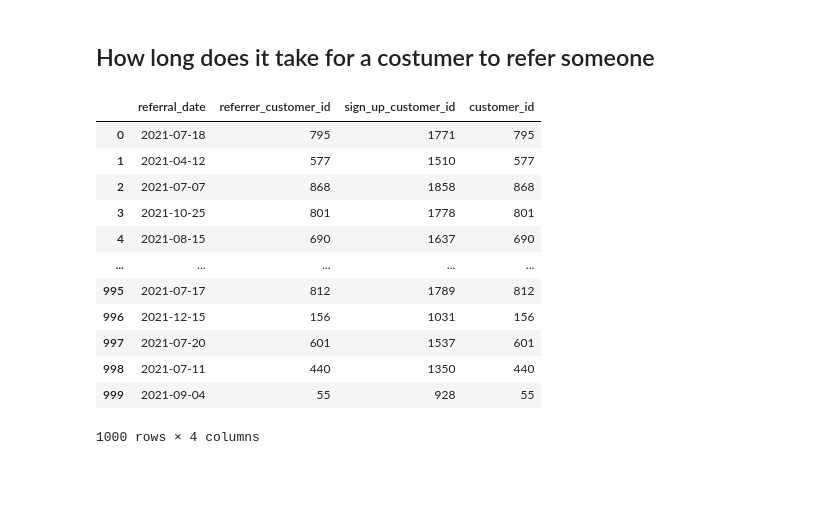
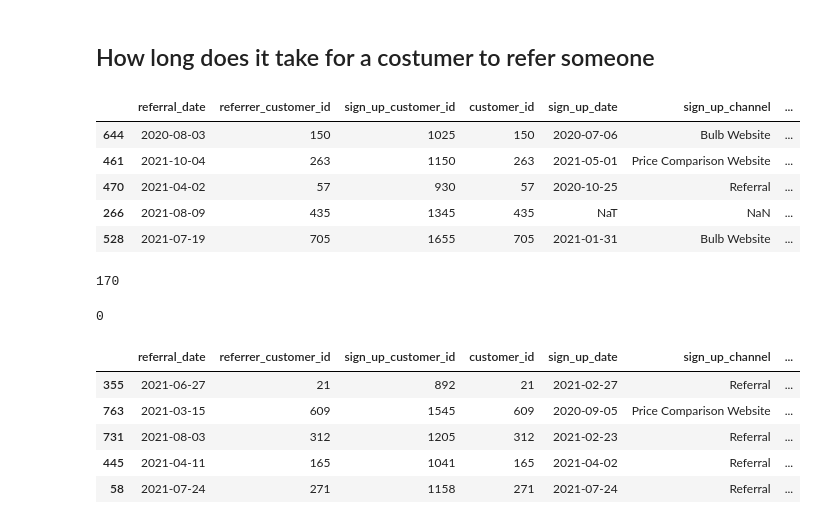
Before and after one commit to stephanyvargas/MemberReferrals, a Jupyter notebook: MemberReferrals.ipynb, the cells around one changed output. Cells and saved outputs as stored; diff of their text form; code cells hidden in the pictures; blank space fills up the shorter version.

Commit message:
removed missing data for the signup day of members

```diff
--- a/MemberReferrals.ipynb
+++ b/MemberReferrals.ipynb
@@ -137,18 +137,34 @@ plt.show()
 ## How long does it take for a costumer to refer someone
 # %%
 referral['customer_id'] = referral.referrer_customer_id
-pd.join()
+merged_df = referral.merge(customer, on='customer_id', how='left')
+#merged_df.drop('customer_id', inplace=True)
+merged_df['days_until_referral'] = merged_df.referral_date - merged_df.sign_up_date
+merged_df.sample(5)
 # %% [output]
-|  | referral_date | referrer_customer_id | sign_up_customer_id | customer_id |
-| 0 | 2021-07-18 | 795 | 1771 | 795 |
-| 1 | 2021-04-12 | 577 | 1510 | 577 |
-| 2 | 2021-07-07 | 868 | 1858 | 868 |
-| 3 | 2021-10-25 | 801 | 1778 | 801 |
-| 4 | 2021-08-15 | 690 | 1637 | 690 |
-| ... | ... | ... | ... | ... |
-| 995 | 2021-07-17 | 812 | 1789 | 812 |
-| 996 | 2021-12-15 | 156 | 1031 | 156 |
-| 997 | 2021-07-20 | 601 | 1537 | 601 |
-| 998 | 2021-07-11 | 440 | 1350 | 440 |
-| 999 | 2021-09-04 | 55 | 928 | 55 |
+|  | referral_date | referrer_customer_id | sign_up_customer_id | customer_id | sign_up_date | sign_up_channel | ... |
+| 644 | 2020-08-03 | 150 | 1025 | 150 | 2020-07-06 | Bulb Website | ... |
+| 461 | 2021-10-04 | 263 | 1150 | 263 | 2021-05-01 | Price Comparison Website | ... |
+| 470 | 2021-04-02 | 57 | 930 | 57 | 2020-10-25 | Referral | ... |
+| 266 | 2021-08-09 | 435 | 1345 | 435 | NaT | NaN | ... |
+| 528 | 2021-07-19 | 705 | 1655 | 705 | 2021-01-31 | Bulb Website | ... |
-1000 rows × 4 columns
+# %%
+# Amount of missing data that needs to be either changed or removed.
+# Remove roughly 10% of the data (1000 data points)
+merged_df.sign_up_date.isnull().sum()
+# %% [output]
+170
+# %%
+merged_df.referral_date.isnull().sum()
+# %% [output]
+0
+# %%
+filtered_df = merged_df[~merged_df.sign_up_date.isnull()]
+filtered_df.sample(5)
+# %% [output]
+|  | referral_date | referrer_customer_id | sign_up_customer_id | customer_id | sign_up_date | sign_up_channel | ... |
+| 355 | 2021-06-27 | 21 | 892 | 21 | 2021-02-27 | Referral | ... |
+| 763 | 2021-03-15 | 609 | 1545 | 609 | 2020-09-05 | Price Comparison Website | ... |
+| 731 | 2021-08-03 | 312 | 1205 | 312 | 2021-02-23 | Referral | ... |
+| 445 | 2021-04-11 | 165 | 1041 | 165 | 2021-04-02 | Referral | ... |
+| 58 | 2021-07-24 | 271 | 1158 | 271 | 2021-07-24 | Referral | ... |
```
Also changed, not shown: parts of 5 cells of this notebook.
